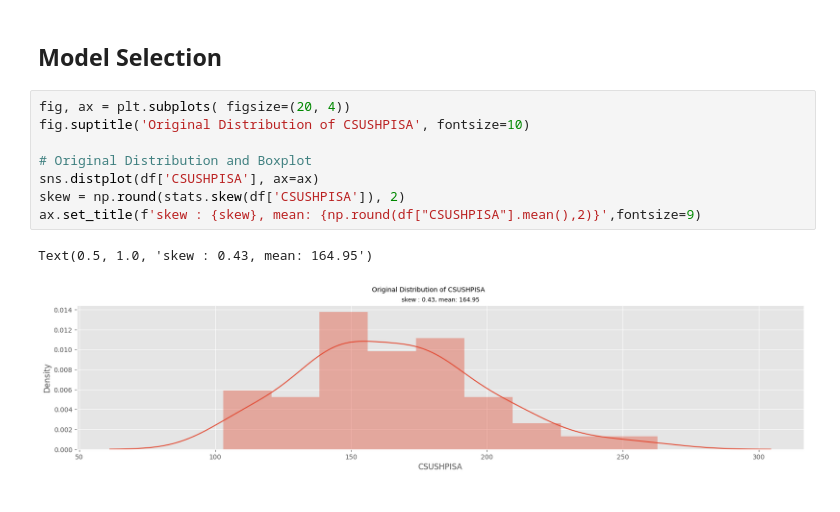
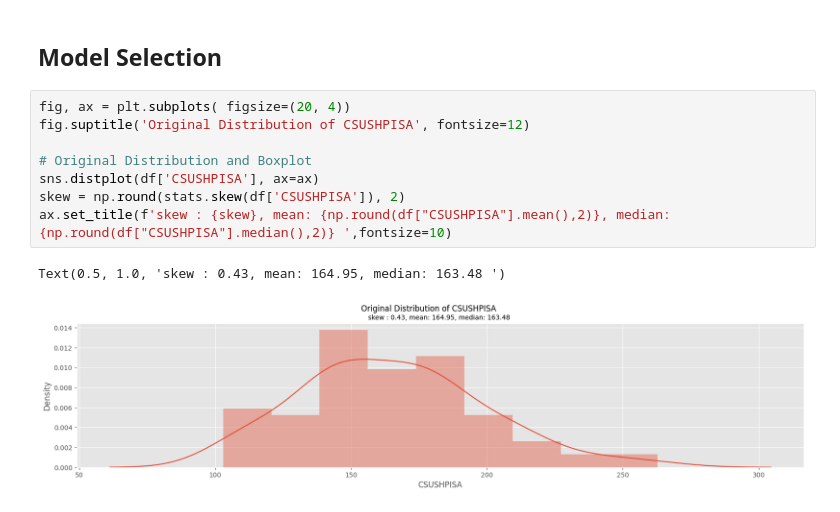
Before and after one commit to SarkarPriyanshu/USHousingMarketAnalysis, a Jupyter notebook: 03_Model_Development_Evaluation.ipynb, the cells around one changed output. Cells and saved outputs as stored; diff of their text form.

```diff
--- a/03_Model_Development_Evaluation.ipynb
+++ b/03_Model_Development_Evaluation.ipynb
@@ -124,15 +127,15 @@ Name: SVR                       TrainRMSE: 0.07, TestRMSE: 0.09, DiffRMSE: -0.02
 ## Model Selection
 # %%
 fig, ax = plt.subplots( figsize=(20, 4))
-fig.suptitle('Original Distribution of CSUSHPISA', fontsize=10)
+fig.suptitle('Original Distribution of CSUSHPISA', fontsize=12)
 
 # Original Distribution and Boxplot
 sns.distplot(df['CSUSHPISA'], ax=ax)
 skew = np.round(stats.skew(df['CSUSHPISA']), 2)
-ax.set_title(f'skew : {skew}, mean: {np.round(df["CSUSHPISA"].mean(),2)}',fontsize=9)
+ax.set_title(f'skew : {skew}, mean: {np.round(df["CSUSHPISA"].mean(),2)}, median: {np.round(df["CSUSHPISA"].median(),2)} ',fontsize=10)
 # %% [output]
-Text(0.5, 1.0, 'skew : 0.43, mean: 164.95')
+Text(0.5, 1.0, 'skew : 0.43, mean: 164.95, median: 163.48 ')
-[figure, old version]
+[figure, new version]
 # %%
 # Loop through each result in results_list
 for result in results_list:
```
Also changed, not shown: parts of 23 cells of this notebook.
